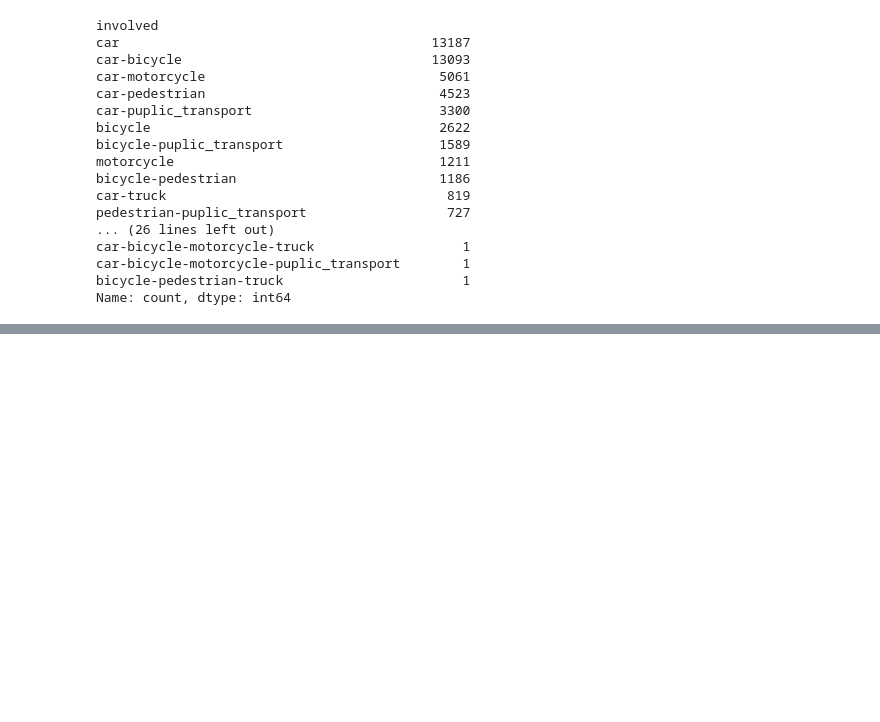
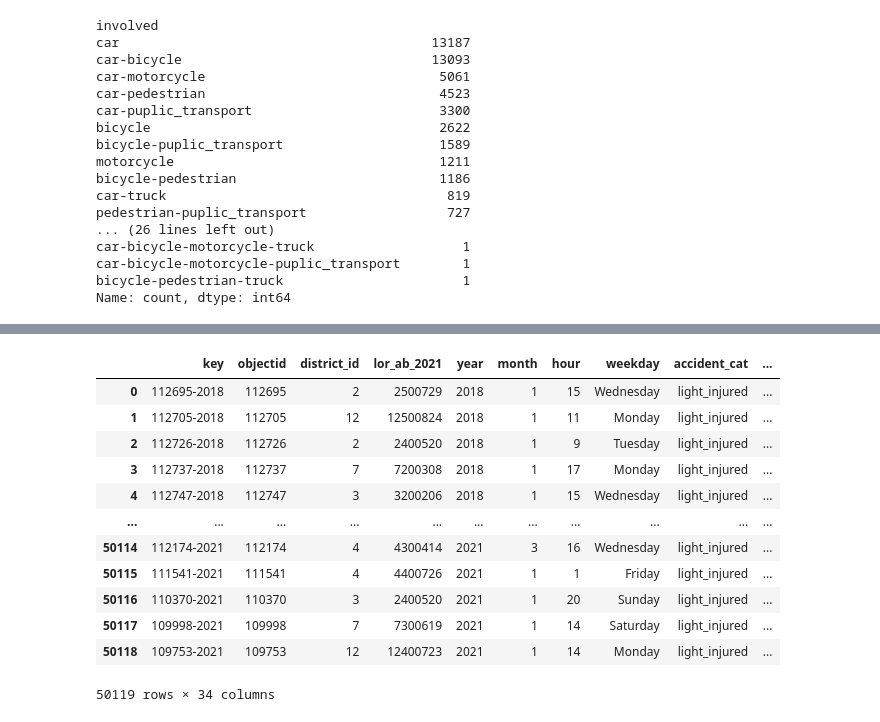
Before and after one commit to DomenicS/berlin-road-accidents, a Jupyter notebook: notebooks/02_data_wrangling.ipynb, the cells around one changed output, grey strips where cells are left out. Drawn from its saved outputs; the diff is of its cells as text; code cells hidden in the pictures; blank space fills up the shorter version.

```diff
--- a/notebooks/02_data_wrangling.ipynb
+++ b/notebooks/02_data_wrangling.ipynb
@@ -54,5 +54,10 @@ geometry           object
 nearest_street     object
 dtype: object
 # %%
-accident['PLR_ID'] = accident['PLR_ID'].astype(str) # change float to int64
-accident['PGR_ID'] = accident['PGR_ID'].astype(str) # change float to int64
+accident['PLR_ID'] = accident['PLR_ID'].fillna(0)
+accident['PGR_ID'] = accident['PGR_ID'].fillna(0)
+accident['BZR_ID'] = accident['BZR_ID'].fillna(0)
+
+accident['PLR_ID'] = accident['PLR_ID'].astype(int) # change float to int64
+accident['PGR_ID'] = accident['PGR_ID'].astype(int) # change float to int64
+accident['BZR_ID'] = accident['BZR_ID'].astype(int) # change float to int64
@@ -61,3 +84,7 @@ accident['PGR_ID'] = accident['PGR_ID'].astype(str) # change float to int64
+# %%
+accident['PLR_ID'] = accident['PLR_ID'].apply(mybib.change_to_str)
+accident['PGR_ID'] = accident['PGR_ID'].apply(mybib.change_to_str)
+accident['BZR_ID'] = accident['BZR_ID'].apply(mybib.change_to_str)
 # %%
 # rename column names
 
@@ -178,0 +206,18 @@ accidents_per_district
+# %%
+accident['second_key'] = accident.apply(mybib.add_second_key, axis =1)
+# %%
+accident
+# %% [output]
+|  | key | objectid | district_id | lor_ab_2021 | year | month | hour | weekday | accident_cat | ... |
+| 0 | 112695-2018 | 112695 | 2 | 2500729 | 2018 | 1 | 15 | Wednesday | light_injured | ... |
+| 1 | 112705-2018 | 112705 | 12 | 12500824 | 2018 | 1 | 11 | Monday | light_injured | ... |
+| 2 | 112726-2018 | 112726 | 2 | 2400520 | 2018 | 1 | 9 | Tuesday | light_injured | ... |
+| 3 | 112737-2018 | 112737 | 7 | 7200308 | 2018 | 1 | 17 | Monday | light_injured | ... |
+| 4 | 112747-2018 | 112747 | 3 | 3200206 | 2018 | 1 | 15 | Wednesday | light_injured | ... |
+| ... | ... | ... | ... | ... | ... | ... | ... | ... | ... | ... |
+| 50114 | 112174-2021 | 112174 | 4 | 4300414 | 2021 | 3 | 16 | Wednesday | light_injured | ... |
+| 50115 | 111541-2021 | 111541 | 4 | 4400726 | 2021 | 1 | 1 | Friday | light_injured | ... |
+| 50116 | 110370-2021 | 110370 | 3 | 2400520 | 2021 | 1 | 20 | Sunday | light_injured | ... |
+| 50117 | 109998-2021 | 109998 | 7 | 7300619 | 2021 | 1 | 14 | Saturday | light_injured | ... |
+| 50118 | 109753-2021 | 109753 | 12 | 12400723 | 2021 | 1 | 14 | Monday | light_injured | ... |
+50119 rows × 34 columns
```
Also changed, not shown: parts of 7 cells of this notebook, 3 other files.
